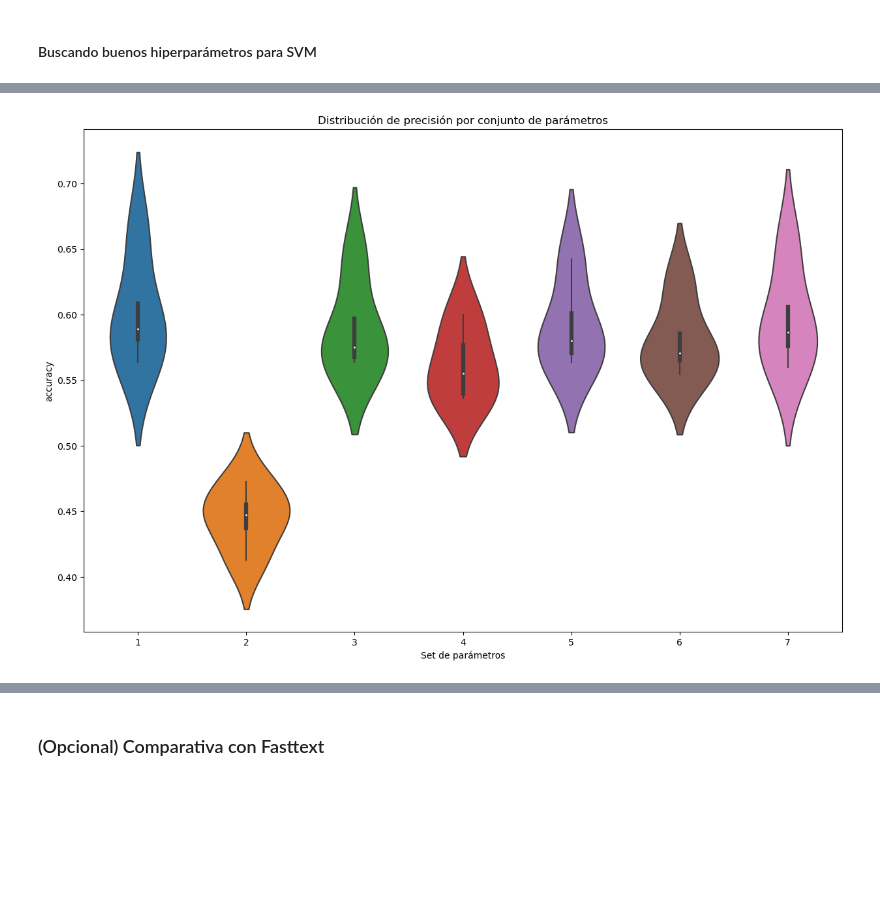
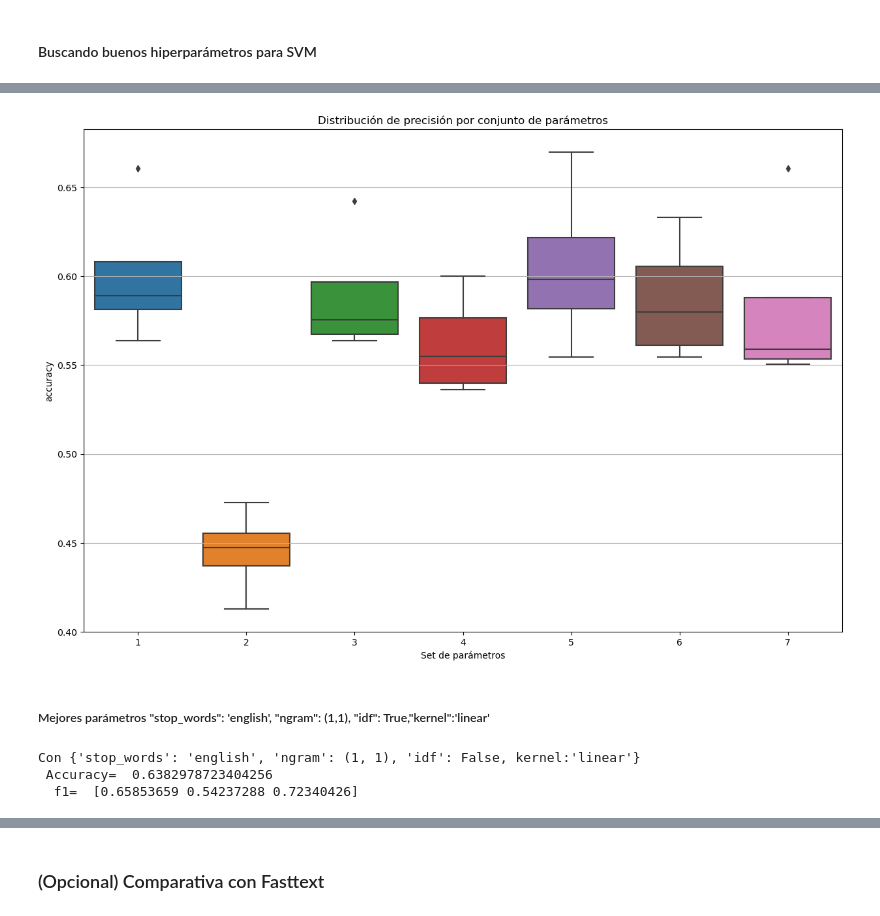
Before and after one commit to srobaina99/Introducci-n-a-ciencia-de-datos, a Jupyter notebook: Tarea 2/shakespeare_tarea_2.ipynb, the cells around one changed output, grey strips where cells are left out. Cells and saved outputs as stored; diff of their text form; code cells hidden in the pictures; blank space fills up the shorter version.

Commit message:
boxplots svm + matriz confusión

```diff
--- a/Tarea 2/shakespeare_tarea_2.ipynb
+++ b/Tarea 2/shakespeare_tarea_2.ipynb
@@ -802,14 +802,14 @@ disp.plot()
 # %% [markdown]
 #### Buscando buenos hiperparámetros para SVM
 # %%
-
+#Cross Validation SVM
 param_sets = [{"stop_words": 'english', "ngram": (1,1), "idf": False,"kernel":'linear'},
               {"stop_words": 'english', "ngram": (1,1), "idf": False,"kernel":'poly'},
               {"stop_words": 'english', "ngram": (1,1), "idf": False,"kernel":'sigmoid'},
               {"stop_words": 'english', "ngram": (1,1), "idf": False,"kernel":'rbf'},
-              {"stop_words": 'english', "ngram": (1,1), "idf": True,"kernel":'sigmoid'},
-              {"stop_words": 'english', "ngram": (1,2), "idf": False,"kernel":'sigmoid'},
-              {"stop_words": 'english', "ngram": (1,2), "idf": True,"kernel":'sigmoid'}
+              {"stop_words": 'english', "ngram": (1,1), "idf": True,"kernel":'linear'},
+              {"stop_words": 'english', "ngram": (1,2), "idf": False,"kernel":'linear'},
+              {"stop_words": 'english', "ngram": (1,2), "idf": True,"kernel":'linear'}
              ]
 
 skf = StratifiedKFold(n_splits=4, shuffle=True, random_state=42)
@@ -868,10 +879,42 @@ for i, params in enumerate(param_sets):
 # %%
-# Grafica sin sets
+# Box plots
 plt.figure(figsize=(15, 10))
-ax = sns.violinplot(x='params', y='accuracy', data=results_df)
+ax = sns.boxplot(x='params', y='accuracy', data=results_df)
 ax.set_xlabel('Set de parámetros')
 ax.set_xticklabels(range(1, 8))  # Enumera el eje x con el número de set (del 1 al 7)
 plt.title('Distribución de precisión por conjunto de parámetros')
+ax.yaxis.grid(True)
 plt.show()
 # %% [output]
-[figure, old version]
+[figure, new version]
+# %% [markdown]
+##### Mejores parámetros "stop_words": 'english', "ngram": (1,1), "idf": True,"kernel":'linear'
+# %%
+# generando las evaluaciones para los mejores parámetros encontrados
+count_vect = CountVectorizer(stop_words="english", ngram_range=(1,1))
+tf_idf = TfidfTransformer(use_idf=True)
+
+X_train_counts = count_vect.fit_transform(X_train)
+
+X_train_tf = tf_idf.fit_transform(X_train_counts)
+
+#Entrenando modelo SVM con Kernel linear
+svm_clf = svm.SVC(kernel = 'linear').fit(X_train_tf, y_train)
+
+
+# Transformamos Test
+X_test_counts = count_vect.transform(X_test)
+X_test_tf = tf_idf.transform(X_test_counts)
+
+# Predecimos y evaluamos en Validation
+y_pred_test = svm_clf.predict(X_test_tf)
+acc = get_accuracy(y_test, y_pred_test)
+print("Con {'stop_words': 'english', 'ngram': (1, 1), 'idf': False, kernel:'linear'}\n","Accuracy= ", acc)
+
+# Metrica F1
+f = f1_score(y_test,y_pred_test,average=None)
+print("  f1= ",f)
+# %% [output]
+Con {'stop_words': 'english', 'ngram': (1, 1), 'idf': False, kernel:'linear'}
+ Accuracy=  0.6382978723404256
+  f1=  [0.65853659 0.54237288 0.72340426]
```
Also changed, not shown: parts of 5 cells of this notebook, 2 other files.
